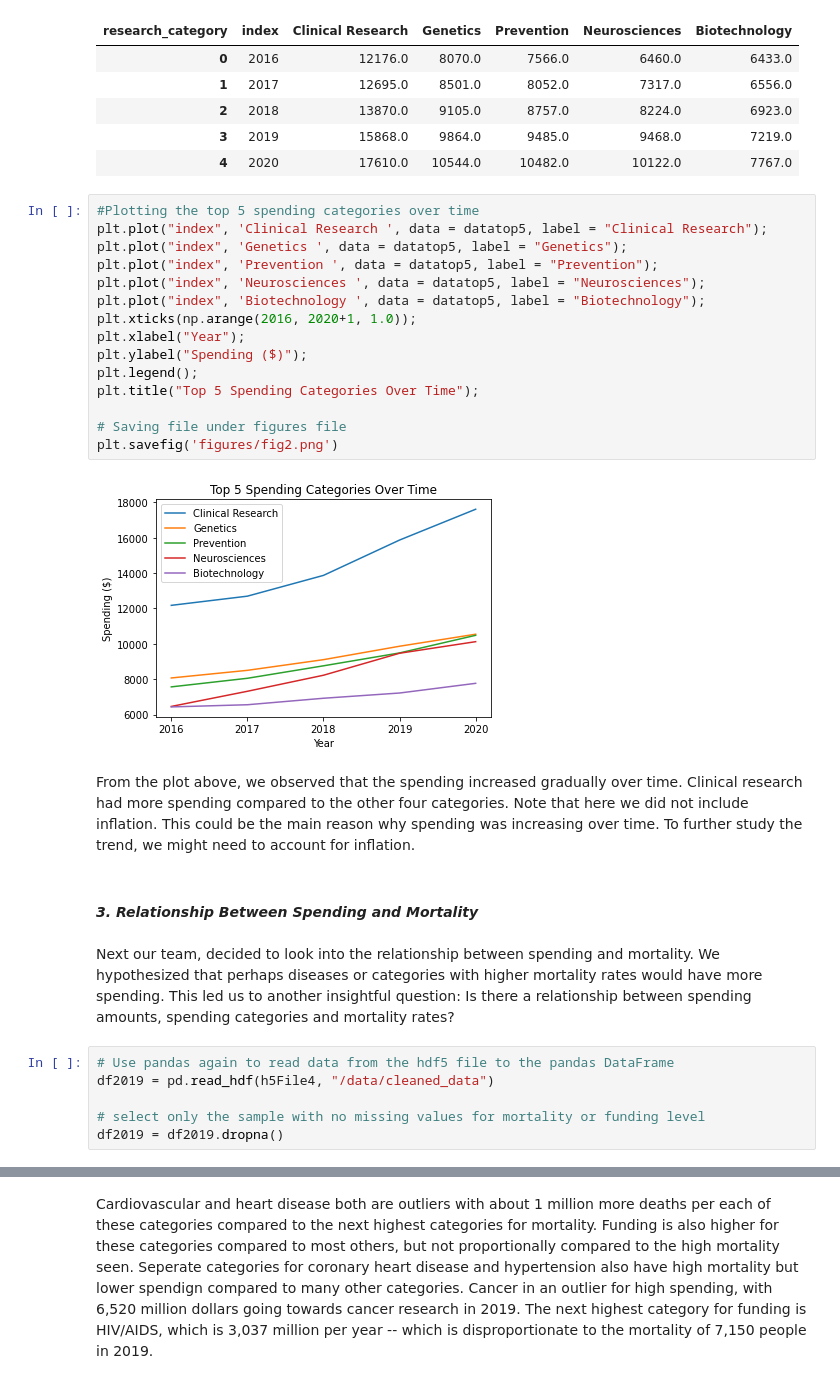
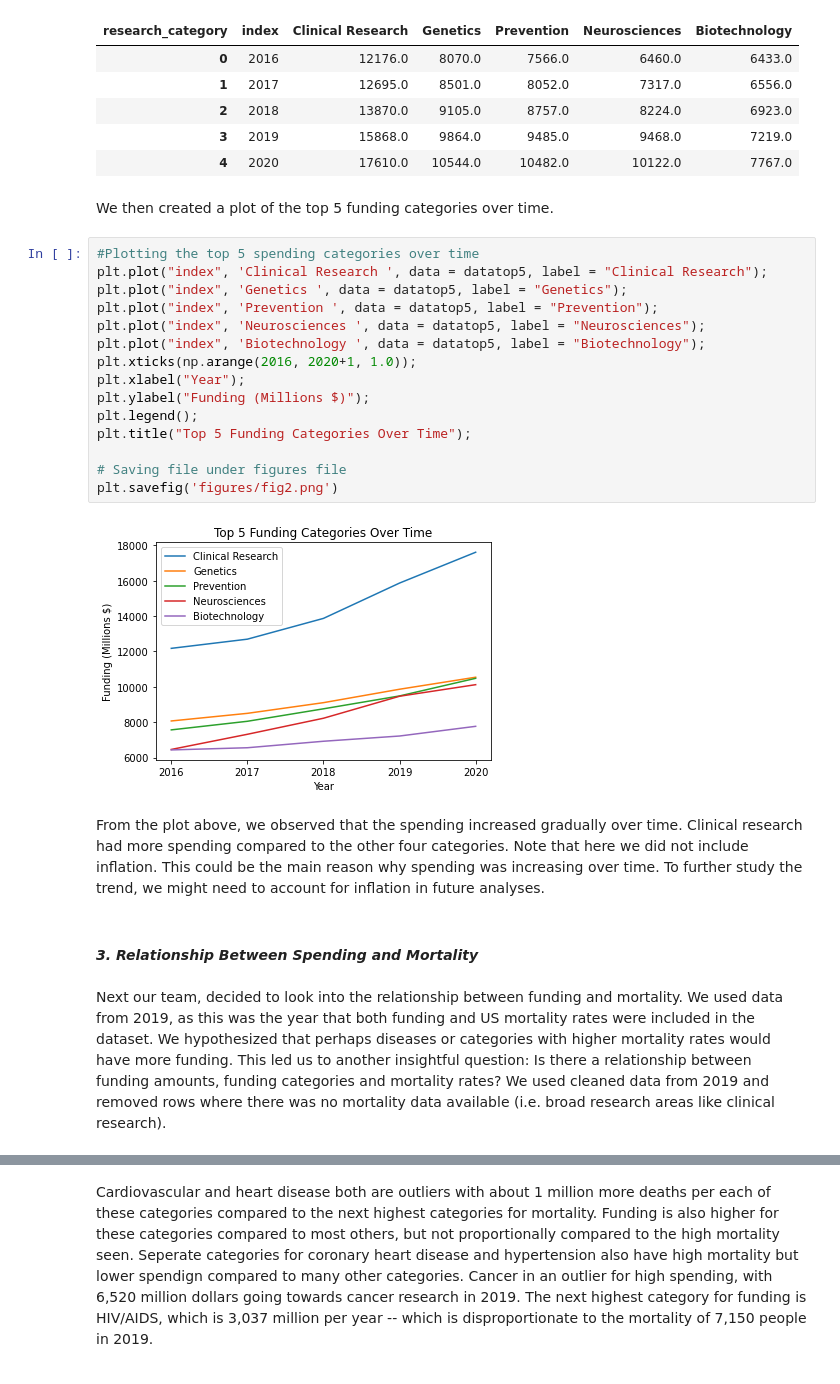
Before and after one commit to UCB-stat-159-s22/hw07-group25, a Jupyter notebook: main.ipynb, the cells around one changed output, grey strips where cells are left out. Saved outputs shown, nothing was run; the diff lists cells and outputs as text.

Commit message:
Made some edits to main.ipynb and readme to improve readability

```diff
--- a/main.ipynb
+++ b/main.ipynb
@@ -266,32 +230,28 @@ datatop5
 | 2 | 2018 | 13870.0 | 9105.0 | 8757.0 | 8224.0 | 6923.0 |
 | 3 | 2019 | 15868.0 | 9864.0 | 9485.0 | 9468.0 | 7219.0 |
 | 4 | 2020 | 17610.0 | 10544.0 | 10482.0 | 10122.0 | 7767.0 |
-# %%
-#Plotting the top 5 spending categories over time
-plt.plot("index", 'Clinical Research ', data = datatop5, label = "Clinical Research");
-plt.plot("index", 'Genetics ', data = datatop5, label = "Genetics");
-plt.plot("index", 'Prevention ', data = datatop5, label = "Prevention");
-plt.plot("index", 'Neurosciences ', data = datatop5, label = "Neurosciences");
-plt.plot("index", 'Biotechnology ', data = datatop5, label = "Biotechnology");
-plt.xticks(np.arange(2016, 2020+1, 1.0));
-plt.xlabel("Year");
-plt.ylabel("Spending ($)");
-plt.legend();
-plt.title("Top 5 Spending Categories Over Time");
-
-# Saving file under figures file
-plt.savefig('figures/fig2.png')
-# %% [output]
-[figure, removed]
+# %% [markdown]
+We then created a plot of the top 5 funding categories over time.
+# %%
+#Plotting the top 5 spending categories over time
+plt.plot("index", 'Clinical Research ', data = datatop5, label = "Clinical Research");
+plt.plot("index", 'Genetics ', data = datatop5, label = "Genetics");
+plt.plot("index", 'Prevention ', data = datatop5, label = "Prevention");
+plt.plot("index", 'Neurosciences ', data = datatop5, label = "Neurosciences");
+plt.plot("index", 'Biotechnology ', data = datatop5, label = "Biotechnology");
+plt.xticks(np.arange(2016, 2020+1, 1.0));
+plt.xlabel("Year");
+plt.ylabel("Funding (Millions $)");
+plt.legend();
+plt.title("Top 5 Funding Categories Over Time");
+
+# Saving file under figures file
+plt.savefig('figures/fig2.png')
+# %% [output]
+[figure, added]
 # %% [markdown]
-From the plot above, we observed that the spending increased gradually over time. Clinical research had more spending compared to the other four categories. Note that here we did not include inflation. This could be the main reason why spending was increasing over time. To further study the trend, we might need to account for inflation.
+From the plot above, we observed that the spending increased gradually over time. Clinical research had more spending compared to the other four categories. Note that here we did not include inflation. This could be the main reason why spending was increasing over time. To further study the trend, we might need to account for inflation in future analyses.
 # %% [markdown]
 #### *3. Relationship Between Spending and Mortality*
 # %% [markdown]
-Next our team, decided to look into the relationship between spending and mortality. We hypothesized that perhaps diseases or categories with higher mortality rates would have more spending. This led us to another insightful question: Is there a relationship between spending amounts, spending categories and mortality rates?
+Next our team, decided to look into the relationship between funding and mortality. We used data from 2019, as this was the year that both funding and US mortality rates were included in the dataset. We hypothesized that perhaps diseases or categories with higher mortality rates would have more funding. This led us to another insightful question: Is there a relationship between funding amounts, funding categories and mortality rates? We used cleaned data from 2019 and removed rows where there was no mortality data available (i.e. broad research areas like clinical research).
-# %%
-# Use pandas again to read data from the hdf5 file to the pandas DataFrame
-df2019 = pd.read_hdf(h5File4, "/data/cleaned_data")
-
-# select only the sample with no missing values for mortality or funding level
-df2019 = df2019.dropna()
```
Also changed, not shown: parts of 39 cells of this notebook, 8 other files.
